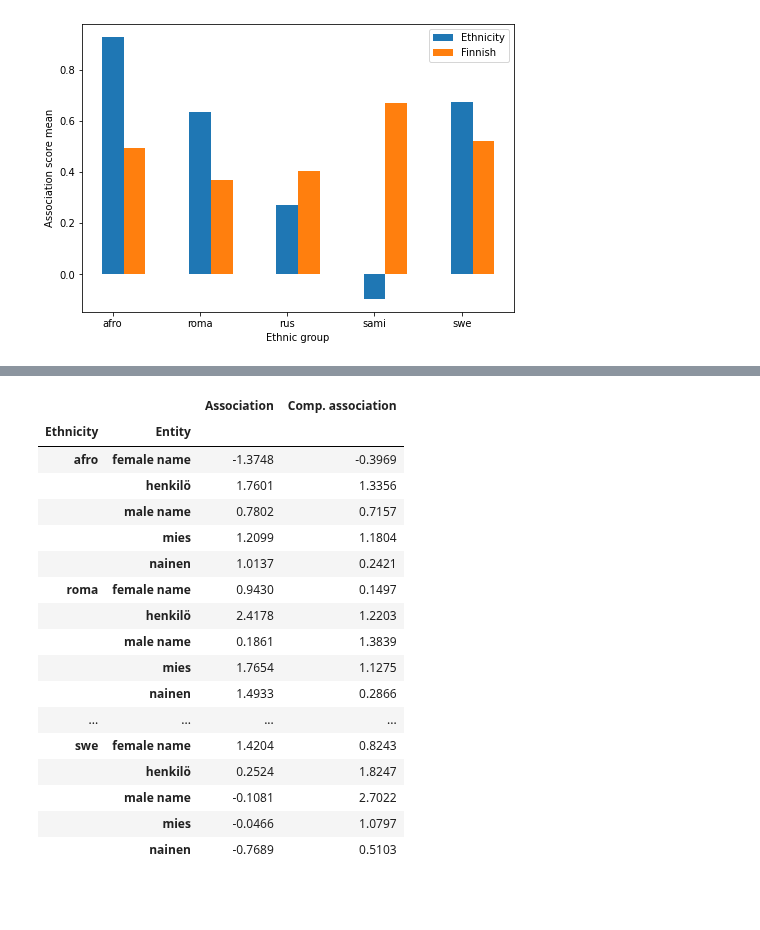
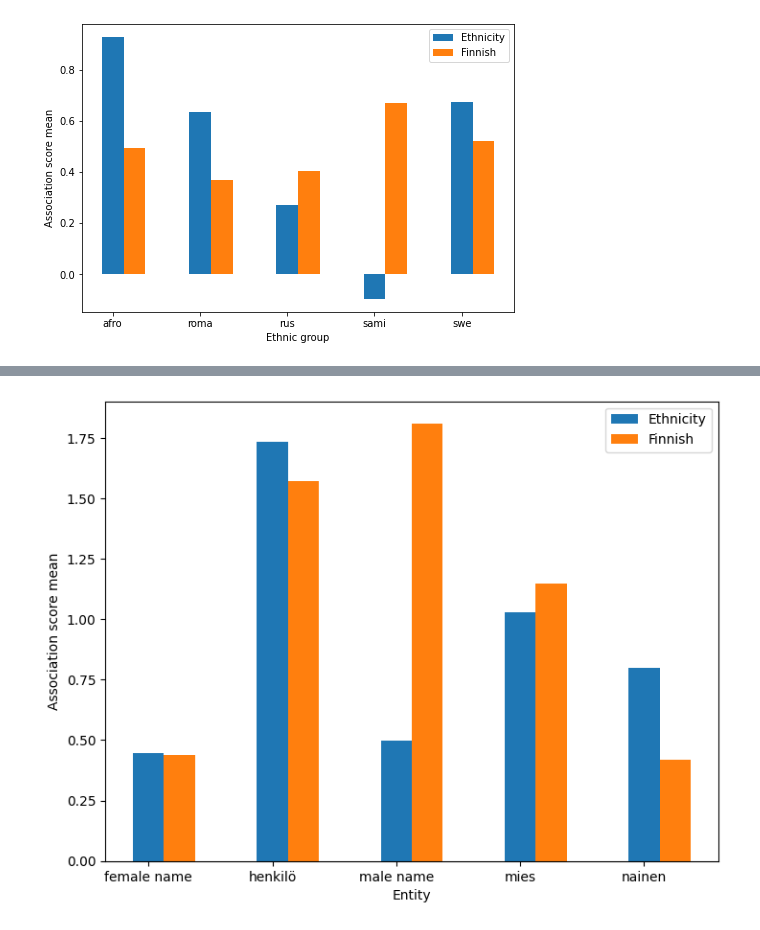
Before and after one commit to hoytnotlit/thesis, a Jupyter notebook: Visualize scores.ipynb, the cells around one changed output, grey strips where cells are left out. Drawn from its saved outputs; the diff is of its cells as text; code cells hidden in the pictures; blank space fills up the shorter version.

```diff
--- a/Visualize scores.ipynb
+++ b/Visualize scores.ipynb
@@ -108,22 +120,9 @@ visualize.get_bias_means(long_df, no_unk=True, only_biased=True)
 # %%
 visualize.get_nat_ent_means(df)
-#visualize.get_nat_ent_means(pos_df)
+# combine/ group by entity to get total entity association means?
+visualize.save_ent_mean_chart(df, "ent_means.tex")
+
+# TODO maybe highlight some top cases instead of all the scores?
+# TODO get and compare score differences?
 # %% [output]
-|  |  | Association | Comp. association |
-| Ethnicity | Entity |  |  |
-| afro | female name | -1.3748 | -0.3969 |
-|  | henkilö | 1.7601 | 1.3356 |
-|  | male name | 0.7802 | 0.7157 |
-|  | mies | 1.2099 | 1.1804 |
-|  | nainen | 1.0137 | 0.2421 |
-| roma | female name | 0.9430 | 0.1497 |
-|  | henkilö | 2.4178 | 1.2203 |
-|  | male name | 0.1861 | 1.3839 |
-|  | mies | 1.7654 | 1.1275 |
-|  | nainen | 1.4933 | 0.2866 |
-| ... | ... | ... | ... |
-| swe | female name | 1.4204 | 0.8243 |
-|  | henkilö | 0.2524 | 1.8247 |
-|  | male name | -0.1081 | 2.7022 |
-|  | mies | -0.0466 | 1.0797 |
-|  | nainen | -0.7689 | 0.5103 |
+[figure, added]
```
Also changed, not shown: parts of 7 cells of this notebook, 1 other file.
